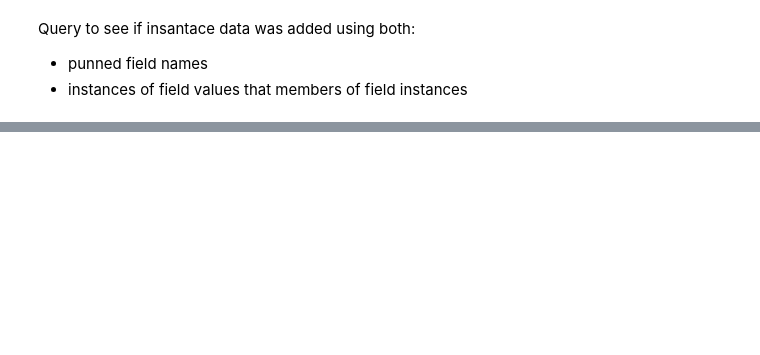
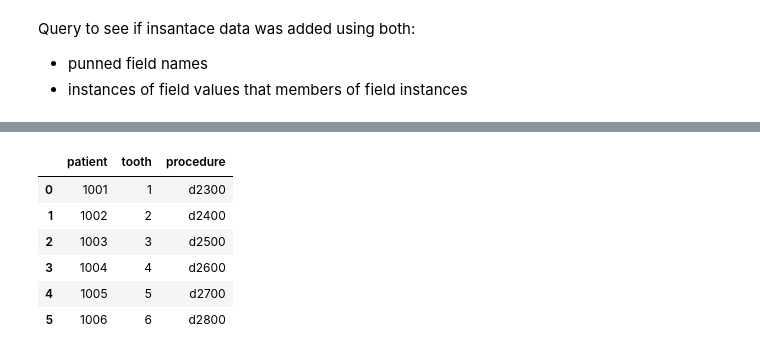
Before and after one commit to wdduncan/test-data-field-punning, a Jupyter notebook: notebooks/schema_demo.ipynb, the cells around one changed output, grey strips where cells are left out. Drawn from its saved outputs; the diff is of its cells as text; code cells hidden in the pictures; blank space fills up the shorter version.

```diff
--- a/notebooks/schema_demo.ipynb
+++ b/notebooks/schema_demo.ipynb
@@ -395,0 +457,25 @@ g.sparql_query_to_df(q)
+# %%
+# part two: display values in dataframe
+data = []
+for patient_field_uri, tooth_field_uri, procedure_field_uri in results:
+    # fetch field value uri that is a member of the field (uri)
+    #   triples returns a list with a tuple (e.g., [(s, p, o)]
+    #   so, the field uri is the first element of the tuple that is the first list element
+    patient_value_uri = list(g.triples((None, ns.member_of, patient_field_uri)))[0][0]
+    tooth_value_uri = list(g.triples((None, ns.member_of, tooth_field_uri)))[0][0]
+    procedure_value_uri = list(g.triples((None, ns.member_of, procedure_field_uri)))[0][0]
+
+    # put literal data values in data list
+    data.append([str(g.value(patient_value_uri, ns.has_value)),
+                 str(g.value(tooth_value_uri, ns.has_value)),
+                 str(g.value(procedure_value_uri, ns.has_value))])
+
+pds.DataFrame(data, columns=["patient", "tooth", "procedure"])
+# %% [output]
+|  | patient | tooth | procedure |
+| 0 | 1001 | 1 | d2300 |
+| 1 | 1002 | 2 | d2400 |
+| 2 | 1003 | 3 | d2500 |
+| 3 | 1004 | 4 | d2600 |
+| 4 | 1005 | 5 | d2700 |
+| 5 | 1006 | 6 | d2800 |
```
Also changed, not shown: parts of 15 cells of this notebook, 1 other file.
